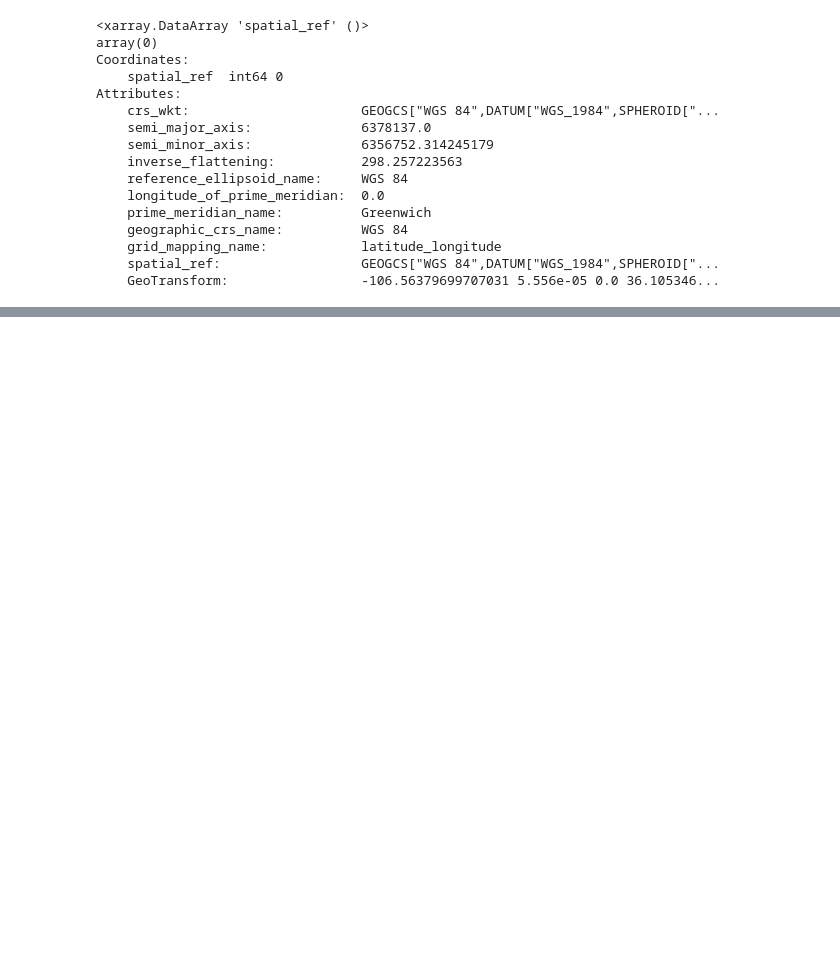
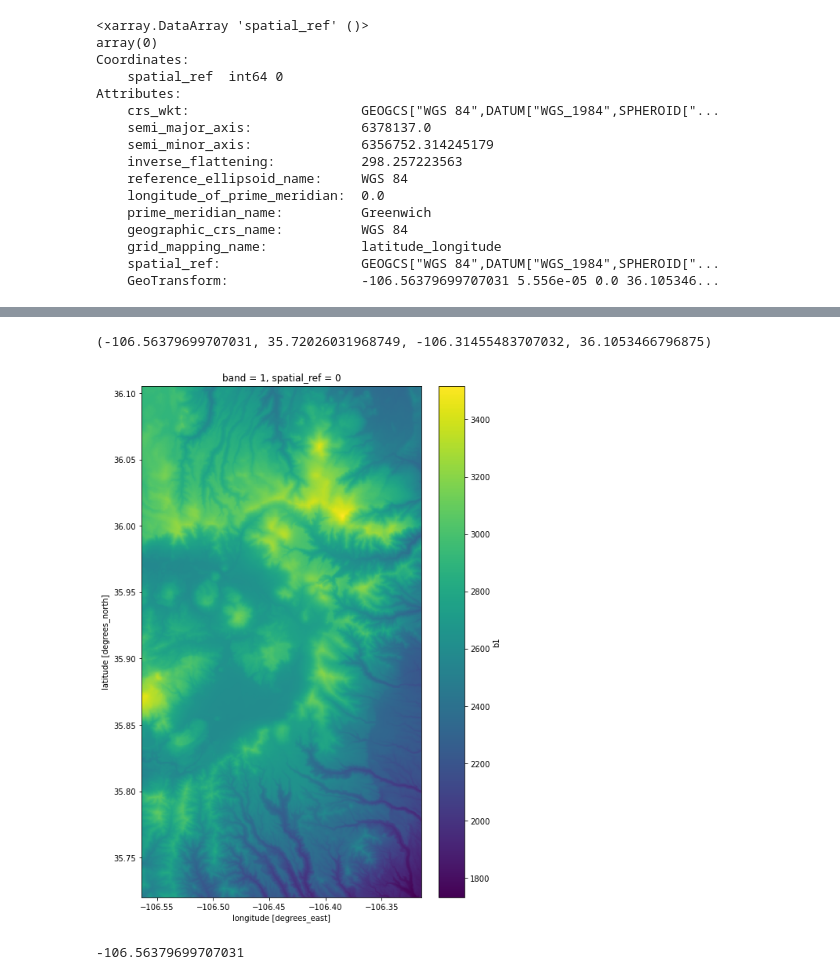
Before and after one commit to SnowEx/uavsar_snow, a Jupyter notebook: incidence_angle/fabdem_resample.ipynb, the cells around one changed output, grey strips where cells are left out. Saved outputs shown, nothing was run; the diff lists cells and outputs as text; code cells hidden in the pictures; blank space fills up the shorter version.

```diff
--- a/incidence_angle/fabdem_resample.ipynb
+++ b/incidence_angle/fabdem_resample.ipynb
@@ -74,0 +100,26 @@ with rio.open("example.tif") as dataset:
+# %%
+# uavsar_dem lat lon bounds
+bounds = uavsar_dem.rio.bounds()
+print(bounds)
+# %% [output]
+(-106.56379699707031, 35.72026031968749, -106.31455483707032, 36.1053466796875)
+# %%
+# define
+min_lon = bounds[0]
+min_lat = bounds[1]
+max_lon = bounds[2]
+max_lat = bounds[3]
+# %%
+# crop fabdem to uavsar extent
+fabdem_crop = fabdem.rio.clip_box(minx=min_lon, miny=min_lat, maxx=max_lon, maxy=max_lat)
+# %%
+# test plot
+fig, axes = plt.subplots(1, figsize=(8,12))
+fabdem_crop.plot()
+plt.draw()
+# %% [output]
+[figure, added]
+# %%
+print(bounds[0])
+# %% [output]
+-106.56379699707031
```
Also changed, not shown: parts of 9 cells of this notebook.
